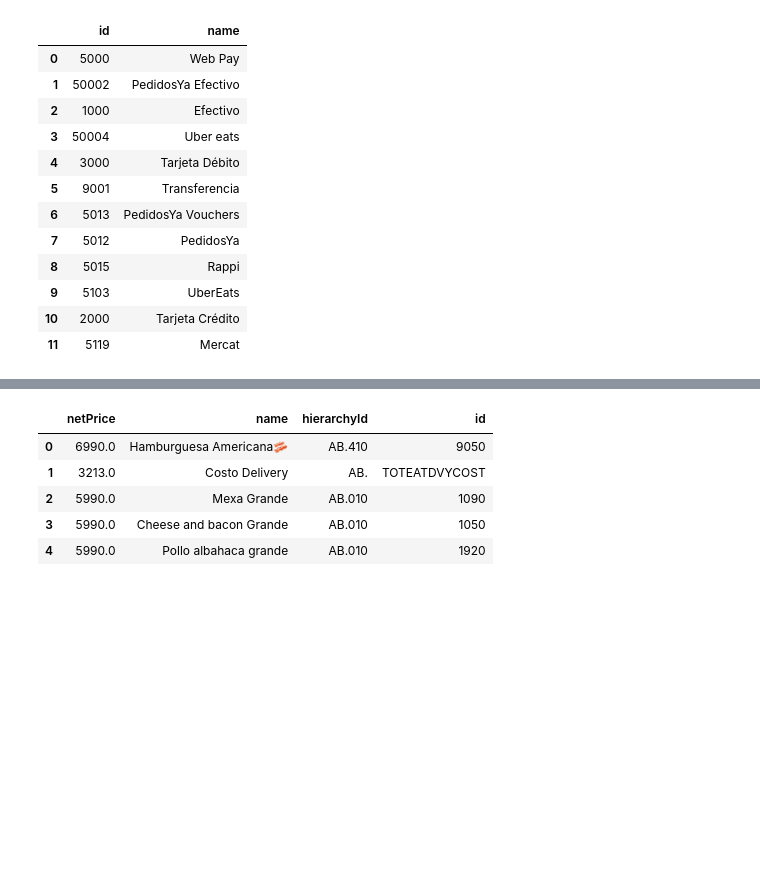
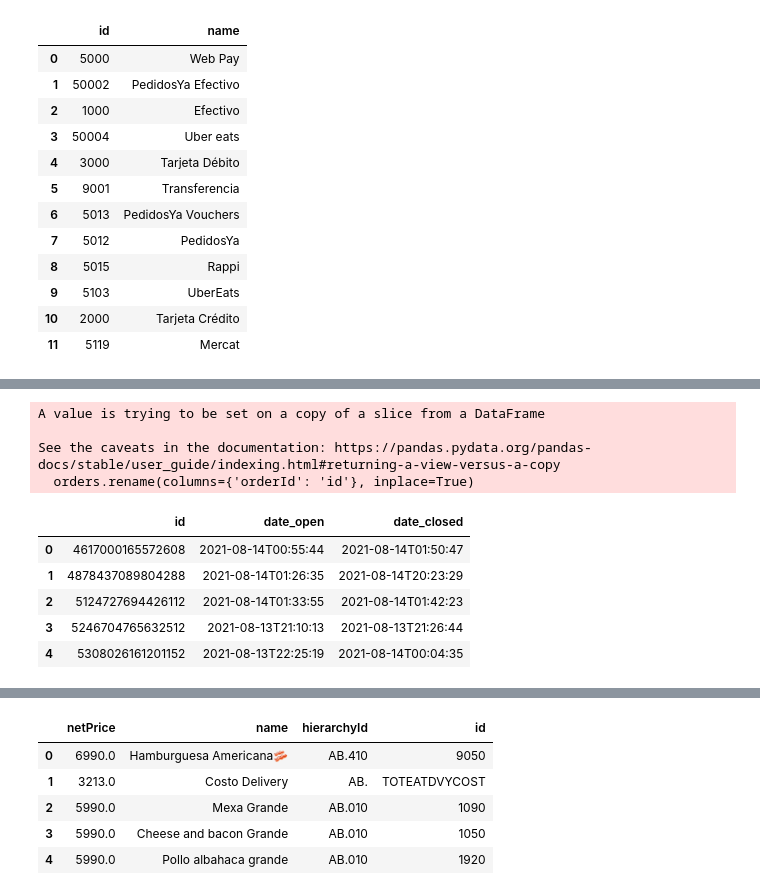
Before and after one commit to Adrikarol/DataChef, a Jupyter notebook: base_de_datos/conexion_api.ipynb, the cells around one changed output, grey strips where cells are left out. Cells and saved outputs as stored; diff of their text form; code cells hidden in the pictures; blank space fills up the shorter version.

```diff
--- a/base_de_datos/conexion_api.ipynb
+++ b/base_de_datos/conexion_api.ipynb
@@ -506,3 +511,19 @@ ventas_total.head()
 | 2 | 5124727694426112 | 6990.0 | 0.0 | 0.0 | 1116.0 | 5874.0 | 6990.0 | 7 | 3 | 2021-08-14T01:33:55 | ... |
 | 3 | 5246704765632512 | 19980.0 | 0.0 | -3700.0 | 2599.0 | 17381.0 | 16280.0 | 16 | 3 | 2021-08-13T21:10:13 | ... |
 | 4 | 5308026161201152 | 12880.0 | 0.0 | 0.0 | 2056.0 | 10824.0 | 12880.0 | 3 | 3 | 2021-08-13T22:25:19 | ... |
+# %%
+# tabla orders
+orders = ventas_total[['orderId', 'date_open', 'date_closed']]
+orders.rename(columns={'orderId': 'id'}, inplace=True)
+orders.head()
+# %% [output]
+A value is trying to be set on a copy of a slice from a DataFrame
+
+See the caveats in the documentation: https://pandas.pydata.org/pandas-docs/stable/user_guide/indexing.html#returning-a-view-versus-a-copy
+  orders.rename(columns={'orderId': 'id'}, inplace=True)
+|  | id | date_open | date_closed |
+| 0 | 4617000165572608 | 2021-08-14T00:55:44 | 2021-08-14T01:50:47 |
+| 1 | 4878437089804288 | 2021-08-14T01:26:35 | 2021-08-14T20:23:29 |
+| 2 | 5124727694426112 | 2021-08-14T01:33:55 | 2021-08-14T01:42:23 |
+| 3 | 5246704765632512 | 2021-08-13T21:10:13 | 2021-08-13T21:26:44 |
+| 4 | 5308026161201152 | 2021-08-13T22:25:19 | 2021-08-14T00:04:35 |
```
Also changed, not shown: parts of 17 cells of this notebook, 7 other files.
